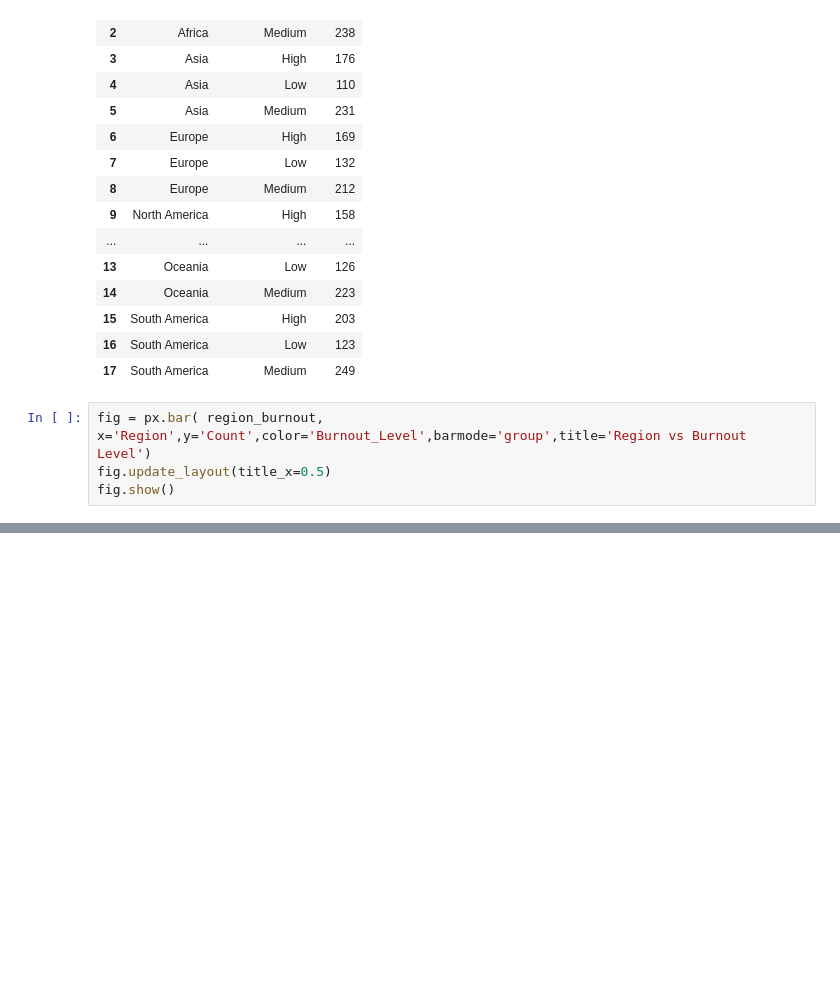
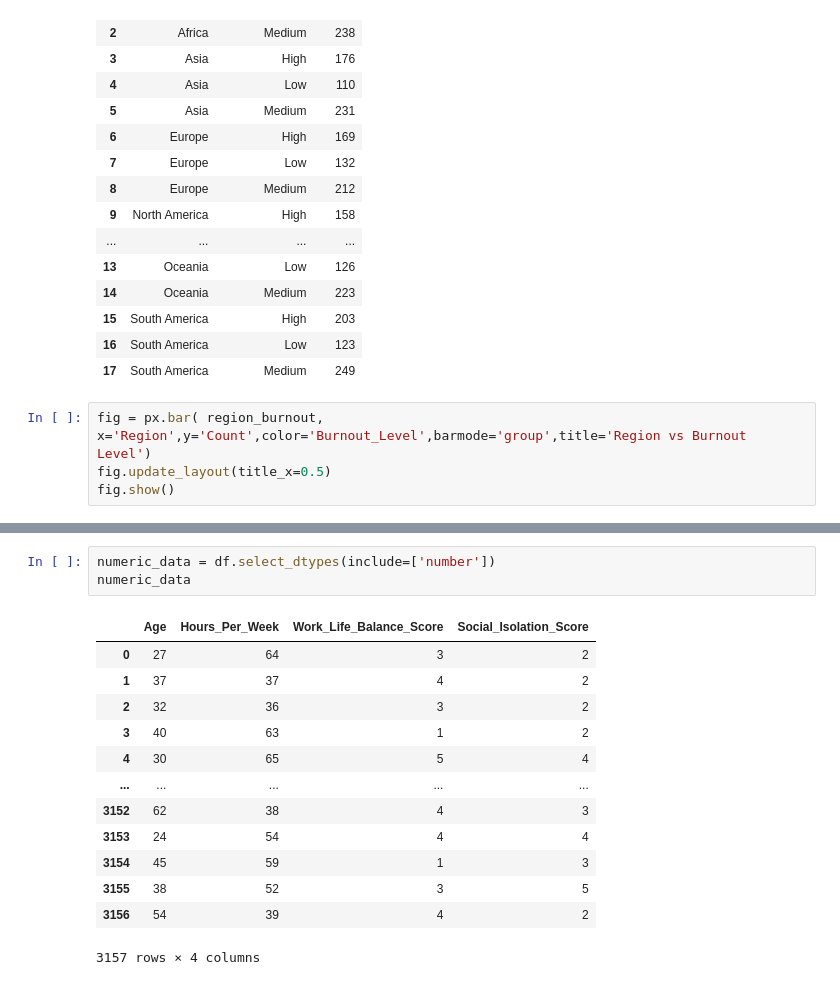
Before and after one commit to Sharn31/Remote-Work-Health-Impact-Survey-2025, a Jupyter notebook: remote_job_june_2025.ipynb, the cells around one changed output, grey strips where cells are left out. Saved outputs shown, nothing was run; the diff lists cells and outputs as text; blank space fills up the shorter version.

```diff
--- a/remote_job_june_2025.ipynb
+++ b/remote_job_june_2025.ipynb
@@ -470,0 +533,17 @@ fig.show()
+# %%
+numeric_data = df.select_dtypes(include=['number'])
+numeric_data
+# %% [output]
+|  | Age | Hours_Per_Week | Work_Life_Balance_Score | Social_Isolation_Score |
+| 0 | 27 | 64 | 3 | 2 |
+| 1 | 37 | 37 | 4 | 2 |
+| 2 | 32 | 36 | 3 | 2 |
+| 3 | 40 | 63 | 1 | 2 |
+| 4 | 30 | 65 | 5 | 4 |
+| ... | ... | ... | ... | ... |
+| 3152 | 62 | 38 | 4 | 3 |
+| 3153 | 24 | 54 | 4 | 4 |
+| 3154 | 45 | 59 | 1 | 3 |
+| 3155 | 38 | 52 | 3 | 5 |
+| 3156 | 54 | 39 | 4 | 2 |
+3157 rows × 4 columns
```
Also changed, not shown: parts of 60 cells of this notebook.
